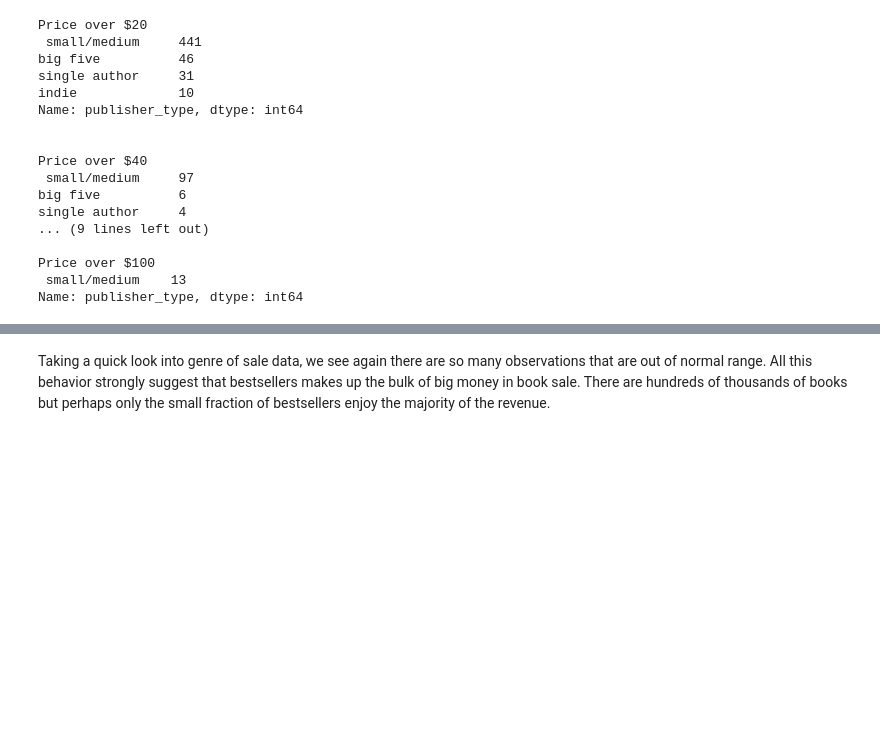
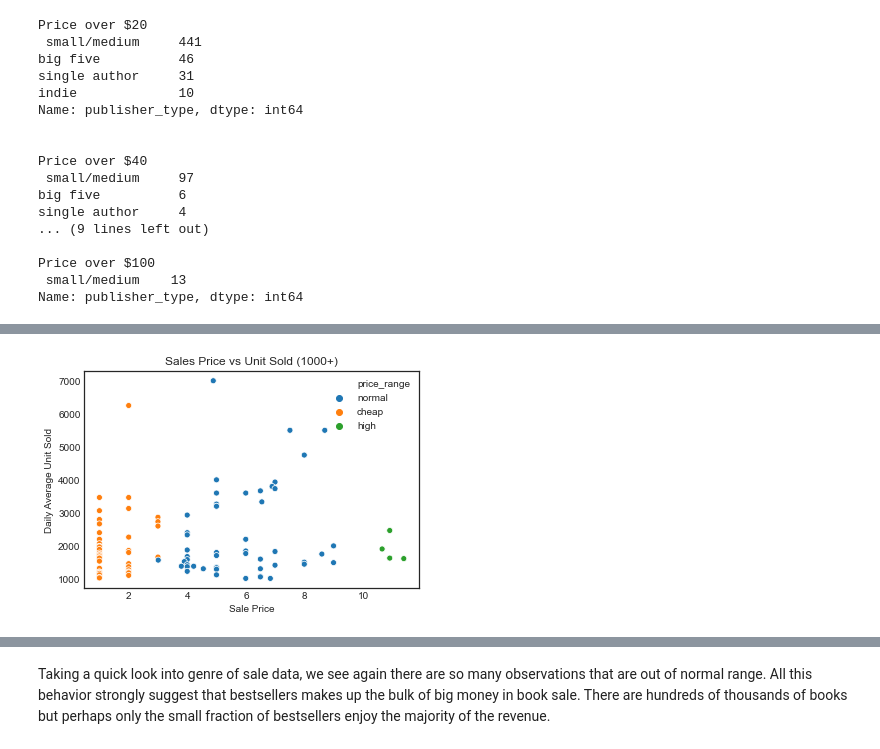
Before and after one commit to vh42720/book_analysis, a Jupyter notebook: book_sale_price_eda.ipynb, the cells around one changed output, grey strips where cells are left out. Cells and saved outputs as stored; diff of their text form; code cells hidden in the pictures; blank space fills up the shorter version.

```diff
--- a/book_sale_price_eda.ipynb
+++ b/book_sale_price_eda.ipynb
@@ -153,0 +171,10 @@ Name: publisher_type, dtype: int64
+# %%
+sns.scatterplot(x='sale_price', y='daily_average_units_sold',
+                data=sales[(sales.daily_average_units_sold > 1000) & (sales.sale_price < 20)],
+                hue='price_range')
+plt.ylabel('Daily Average Unit Sold')
+plt.xlabel('Sale Price')
+plt.title('Sales Price vs Unit Sold (1000+)')
+plt.savefig('images/sale_price_unit_sold_1000.png')
+# %% [output]
+[figure, added]
```
Also changed, not shown: parts of 13 cells of this notebook, 20 other files.
